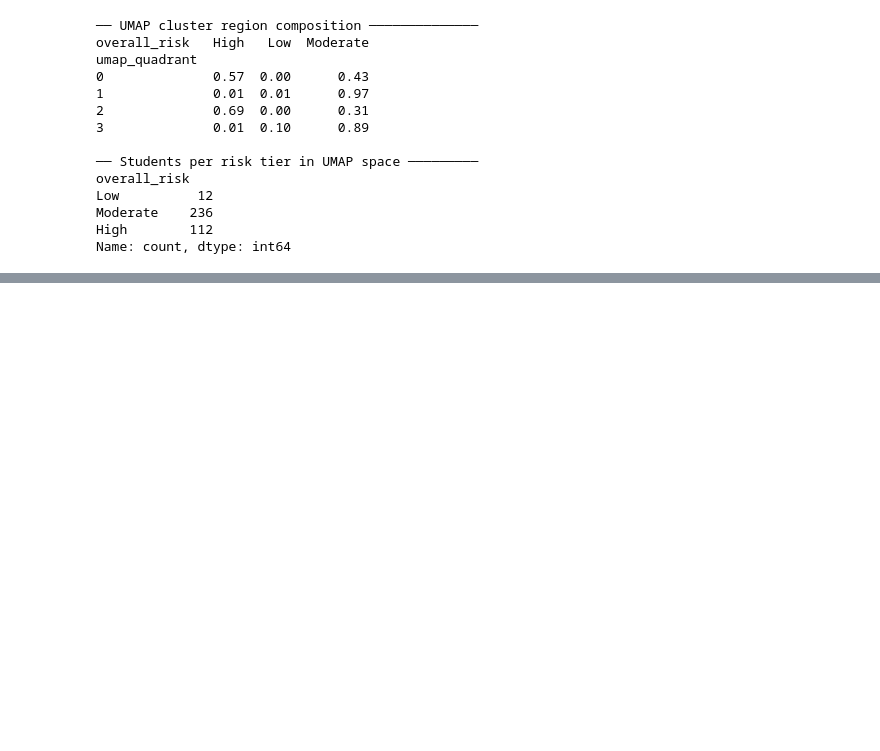
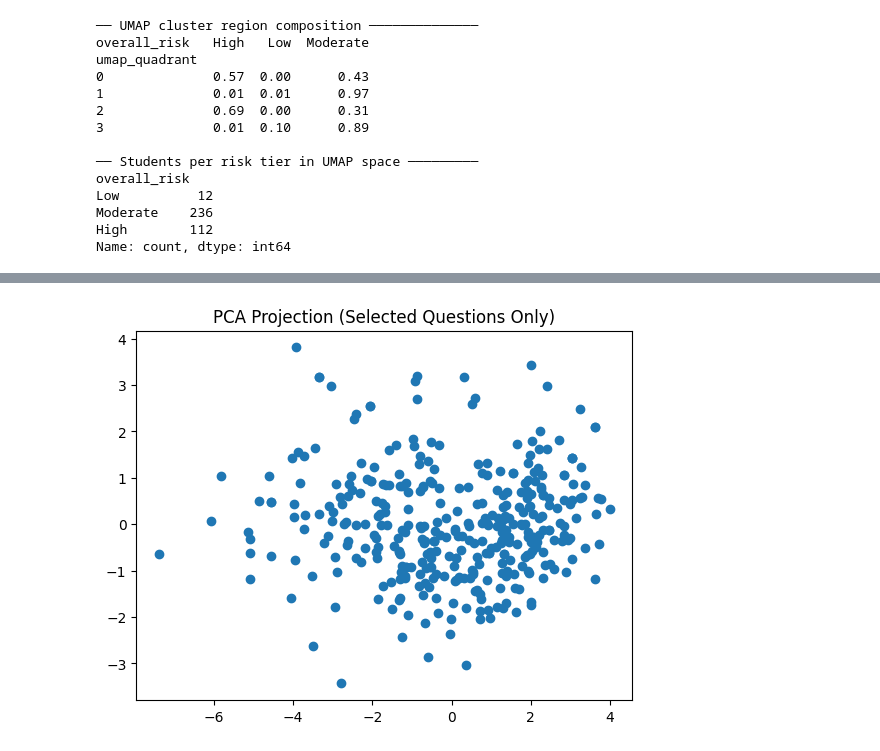
Before and after one commit to Anirudh-Iyer32/Minor-Project, a Jupyter notebook: Notebooks/analysis.ipynb, the cells around one changed output, grey strips where cells are left out. Saved outputs shown, nothing was run; the diff lists cells and outputs as text; code cells hidden in the pictures; blank space fills up the shorter version.

```diff
--- a/Notebooks/analysis.ipynb
+++ b/Notebooks/analysis.ipynb
@@ -867,0 +890,16 @@ Name: count, dtype: int64
+# %%
+from sklearn.decomposition import PCA
+from sklearn.preprocessing import StandardScaler
+
+X = df[selected_cols]
+
+X_scaled = StandardScaler().fit_transform(X)
+
+pca = PCA(n_components=2)
+X_pca = pca.fit_transform(X_scaled)
+
+plt.scatter(X_pca[:,0], X_pca[:,1])
+plt.title("PCA Projection (Selected Questions Only)")
+plt.show()
+# %% [output]
+[figure, added]
```
Also changed, not shown: parts of 17 cells of this notebook, 2 other files.
